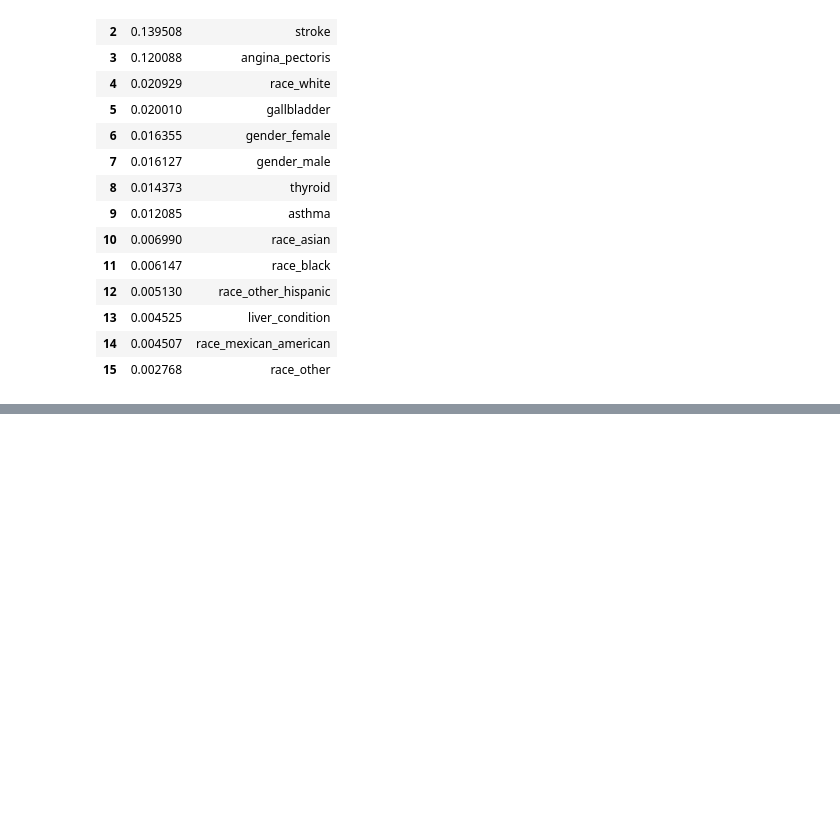
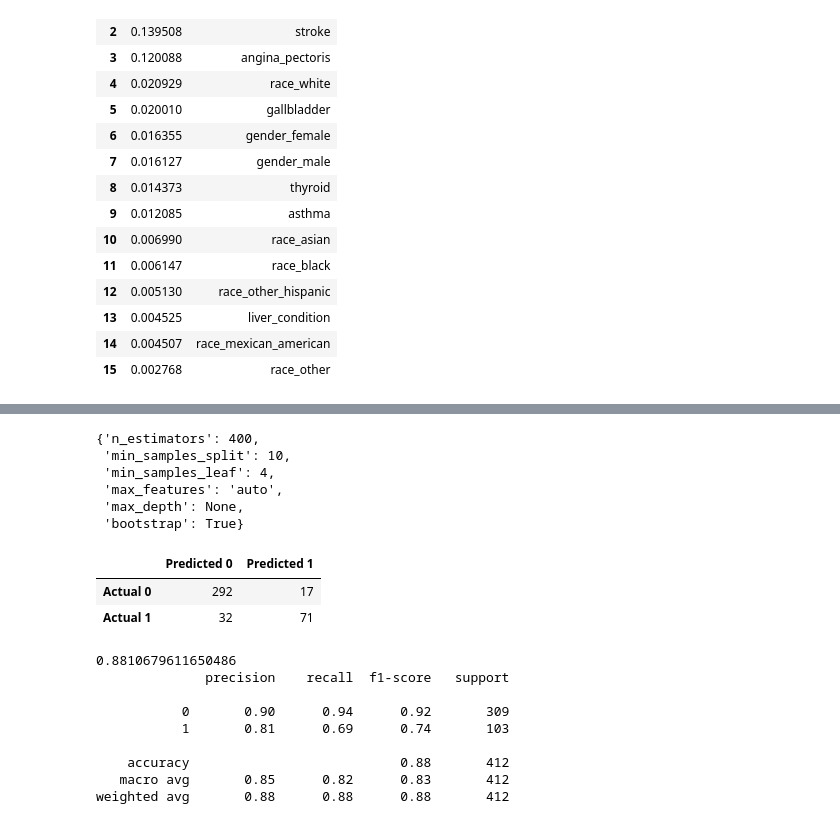
Before and after one commit to equitymarkets/HeartAttackPrediction, a Jupyter notebook: hyper_parameter_tuning.ipynb, the cells around one changed output, grey strips where cells are left out. Saved outputs shown, nothing was run; the diff lists cells and outputs as text; code cells hidden in the pictures; blank space fills up the shorter version.

```diff
--- a/hyper_parameter_tuning.ipynb
+++ b/hyper_parameter_tuning.ipynb
@@ -763,0 +802,19 @@ importances_df
+# %%
+from sklearn.model_selection import RandomizedSearchCV
+import numpy as np
+
+# creating random grid
+n_estimators = [int(x) for x in np.linspace(200, 2000, num = 10)]
+max_features = ['auto', 'sqrt']
+max_depth = [int(x) for x in np.linspace(10, 110, num = 11)]
+max_depth.append(None)
+min_samples_split = [2, 5, 10]
+min_samples_leaf = [1, 2, 4]
+bootstrap = [True, False]
+
+random_grid = {'n_estimators': n_estimators,
+               'max_features': max_features,
+               'max_depth': max_depth,
+               'min_samples_leaf': min_samples_leaf,
+               'min_samples_split': min_samples_split,
+               'bootstrap': bootstrap}
@@ -763,0 +843,35 @@ importances_df
+# %%
+rf_random.best_params_
+# %% [output]
+{'n_estimators': 400,
+ 'min_samples_split': 10,
+ 'min_samples_leaf': 4,
+ 'max_features': 'auto',
+ 'max_depth': None,
+ 'bootstrap': True}
+# %%
+best_random = rf_random.best_estimator_
+predictions = best_random.predict(X_test)
+# %%
+cm = confusion_matrix(y_test, predictions)
+cm_df = pd.DataFrame(cm,
+                     index = ["Actual 0", "Actual 1"], columns = ["Predicted 0", "Predicted 1"])
+
+acc_score = accuracy_score(y_test, predictions)
+# %%
+display(cm_df)
+print(acc_score)
+print(classification_report(y_test, predictions))
+# %% [output]
+|  | Predicted 0 | Predicted 1 |
+| Actual 0 | 292 | 17 |
+| Actual 1 | 32 | 71 |
+0.8810679611650486
+              precision    recall  f1-score   support
+
+           0       0.90      0.94      0.92       309
+           1       0.81      0.69      0.74       103
+
+    accuracy                           0.88       412
+   macro avg       0.85      0.82      0.83       412
+weighted avg       0.88      0.88      0.88       412
```
Also changed, not shown: parts of 13 cells of this notebook.
